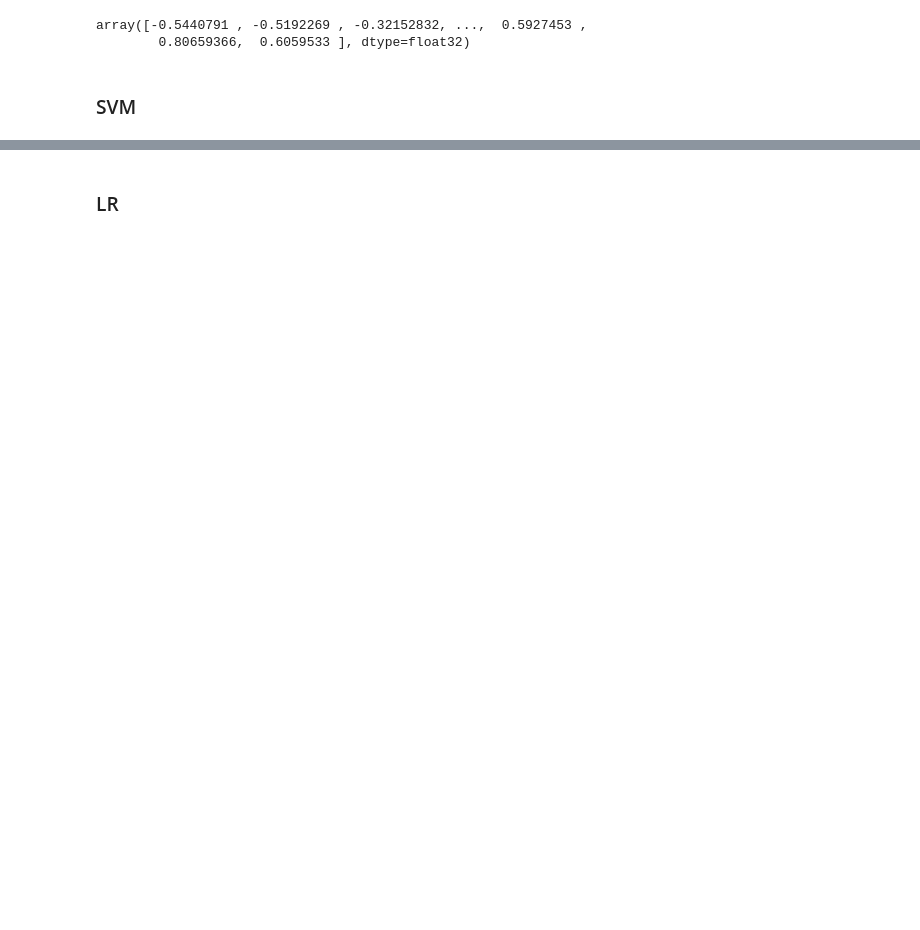
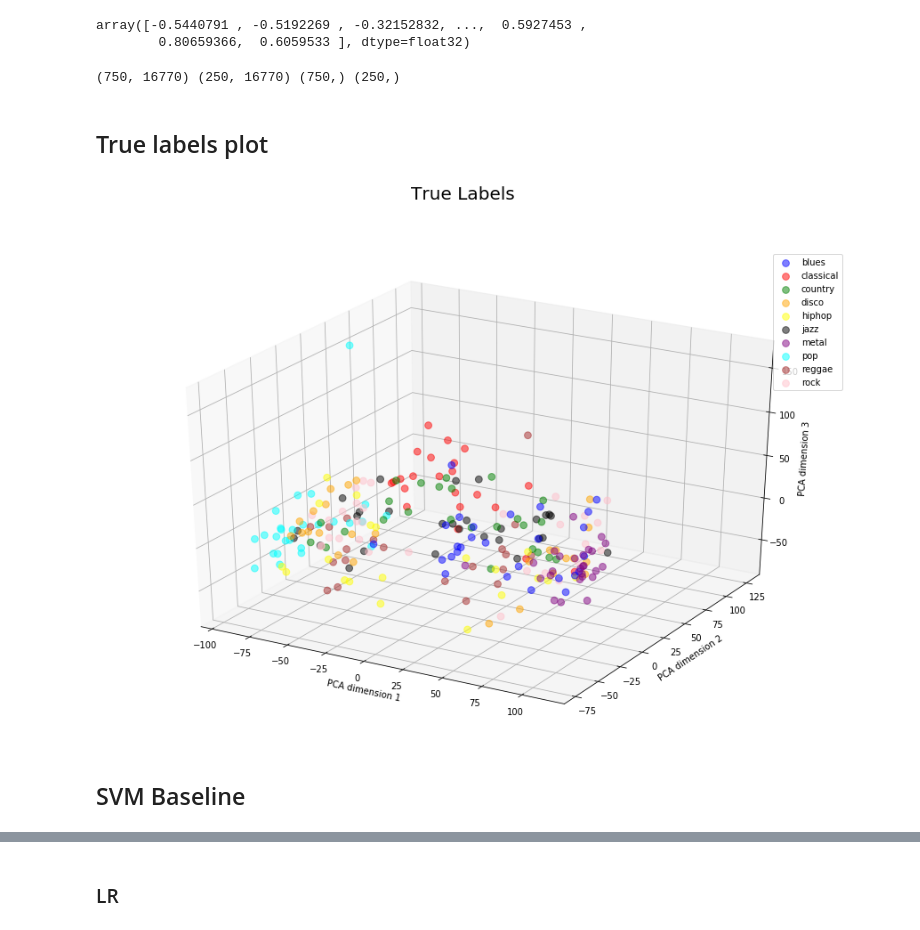
Before and after one commit to brendanyap/Genre-Classification, a Jupyter notebook: Brendan_Notebook.ipynb, the cells around one changed output, grey strips where cells are left out. Drawn from its saved outputs; the diff is of its cells as text; code cells hidden in the pictures; blank space fills up the shorter version.

```diff
--- a/Brendan_Notebook.ipynb
+++ b/Brendan_Notebook.ipynb
@@ -75,6 +76,11 @@ X[0]
 # %% [output]
 array([-0.5440791 , -0.5192269 , -0.32152832, ...,  0.5927453 ,
         0.80659366,  0.6059533 ], dtype=float32)
+# %%
+X_train, X_test, y_train, y_test = train_test_split(X, Y)
+print(X_train.shape, X_test.shape, y_train.shape, y_test.shape)
+# %% [output]
+(750, 16770) (250, 16770) (750,) (250,)
 # %%
 def plot_confusion_matrix(test_labels, predictions, title):
     ax= plt.subplot()
@@ -91,5 +97,36 @@ def plot_confusion_matrix(test_labels, predictions, title):
     plt.setp(ax.get_yticklabels(), rotation=45, ha="right",
                  rotation_mode="anchor")
     plt.show()
+# %%
+def plot_labels_3d(data, labels, title):
+    pca = PCA(n_components=3)
+    pca.fit(X_test)
+    projected = pca.transform(X_test)
+    fig = plt.figure(figsize=(15,10))
+    fig.suptitle(title, fontsize=20)
+    ax = fig.add_subplot(111, projection='3d')
+    for l, c in zip(range(0, 10),
+                    ('blue', 'red', 'green', 'orange', 'yellow', 'black', 'purple', 'cyan', 'brown', 'pink')):
+        ax.scatter(projected[y_test == l, 0],
+                    projected[y_test == l, 1],
+                    projected[y_test == l, 2],
+                    color=c,
+                    label='%s' % all_genres[l],
+                    alpha=.5,
+                    marker='o',
+                    s=60
+                    )
+    ax.set_xlabel('PCA dimension 1')
+    ax.set_ylabel('PCA dimension 2')
+    ax.set_zlabel('PCA dimension 3')
+    plt.grid()
+    plt.legend(loc='upper right')
+    plt.show()
+# %% [markdown]
+## True labels plot
+# %%
+plot_labels_3d(X_test, y_test, 'True Labels')
+# %% [output]
+[figure, added]
 # %% [markdown]
-### SVM
+## SVM Baseline
```
Also changed, not shown: parts of 38 cells of this notebook.
